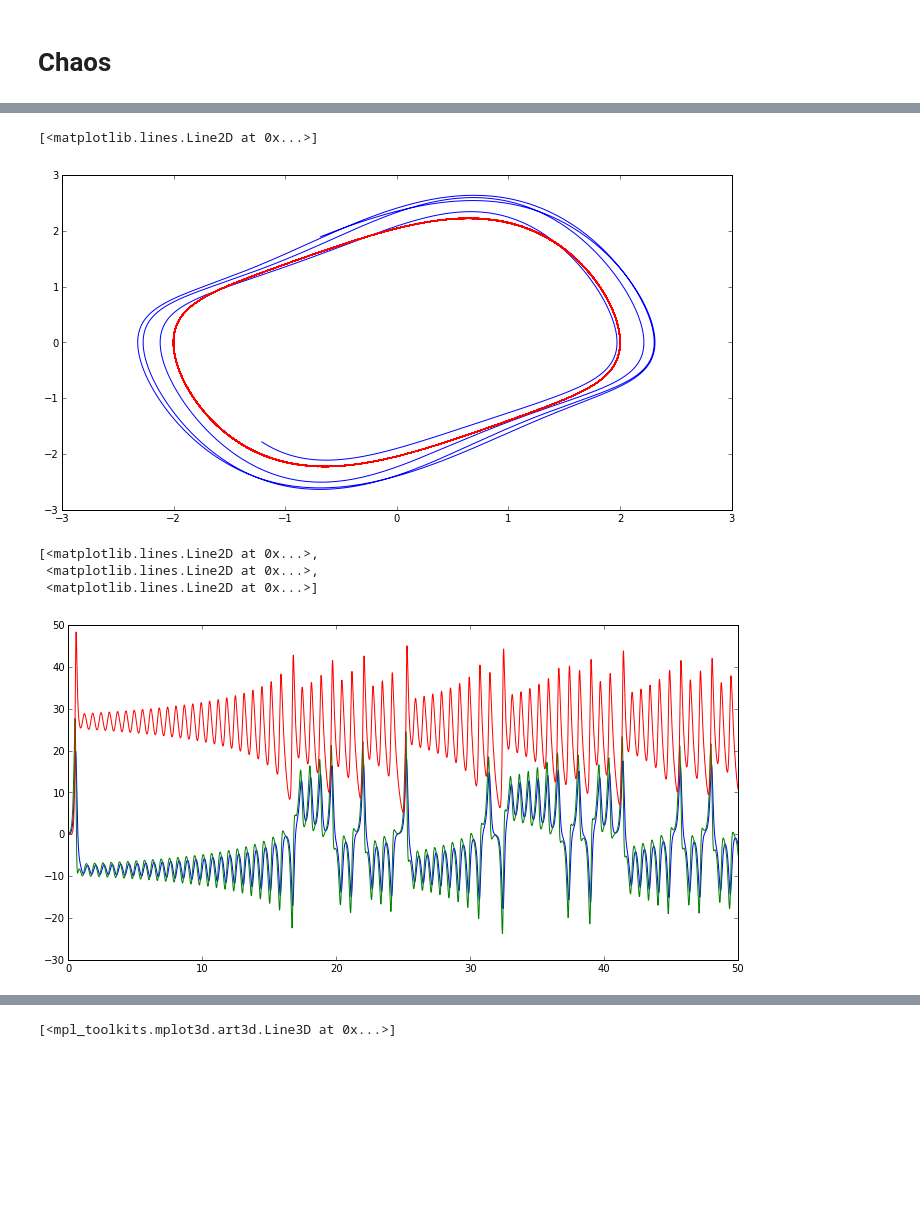
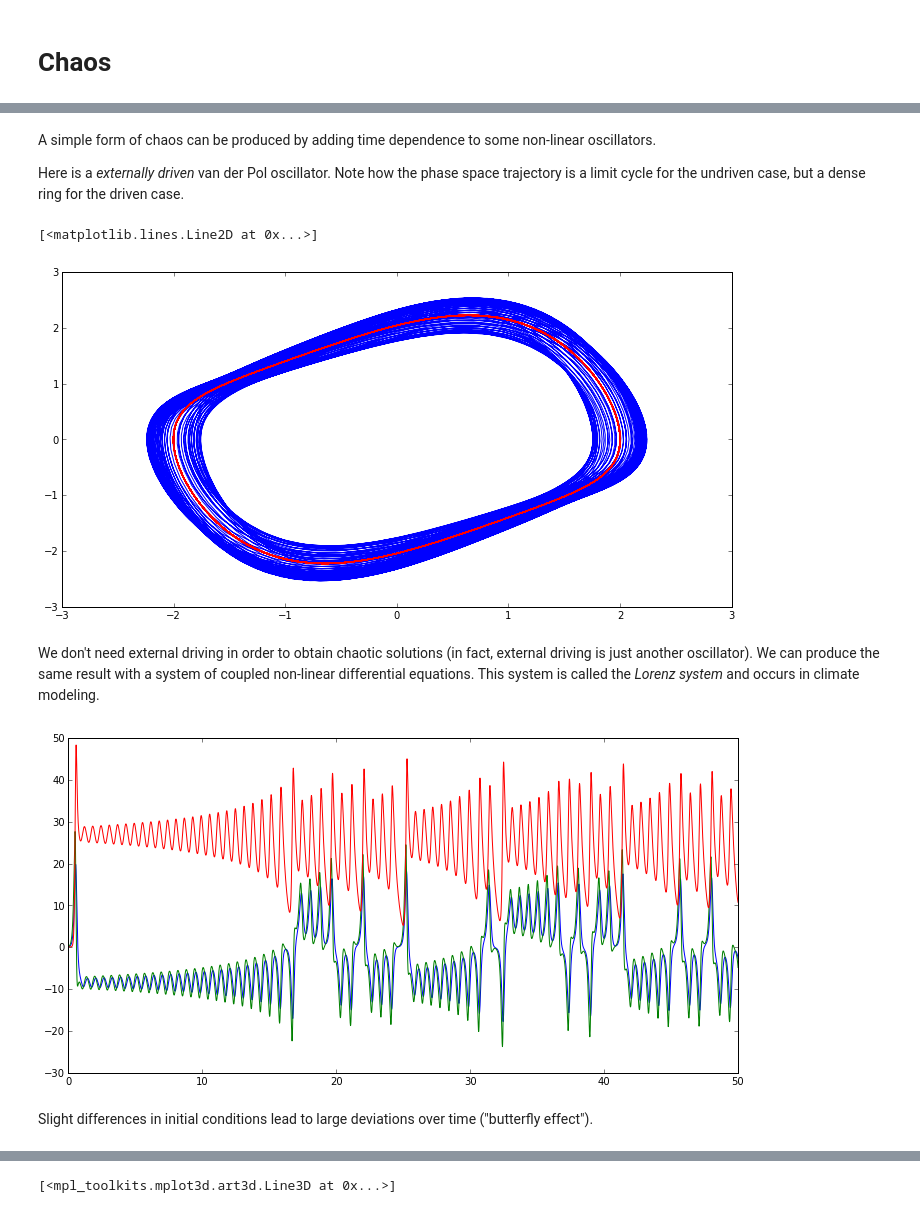
Before and after one commit to tmbdev-teaching/teaching-simso, a Jupyter notebook: 62-diffeqs-in-biology.ipynb, the cells around one changed output, grey strips where cells are left out. Drawn from its saved outputs; the diff is of its cells as text; code cells hidden in the pictures; blank space fills up the shorter version.

```diff
--- a/62-diffeqs-in-biology.ipynb
+++ b/62-diffeqs-in-biology.ipynb
@@ -94,5 +98,5 @@ mathaxes(); plot(x,g(x,0))
 # %%
-for start in linspace(-1.0,1.0,10):
+for start in linspace(-2,2,40):
     t = linspace(0.0,20.0,1000)
     x = odeint(g,start,t)
     plot(t,x)
@@ -223,0 +242,3 @@ Stability criteria:
+# %%
+def f(x,y): return (-y,sin(x))
+odeanalyze(f,phase=(-8,-8,8,8),limit=(0.5,0.5))
@@ -247,0 +273,3 @@ odeanalyze(f,phase=(0,0,2,2),start=(0.1,0.1),time=(0,70))
+# %%
+def f(H,F): return (H*(1-F),-F*(1-H))
+odeanalyze(f,phase=(0.9,0.9,1.1,1.1),start=(1.05,1.05),time=(0,70),limit=(0.95,0.95))
@@ -287,29 +329,23 @@ A limit cycle is an _isolated periodic orbit_.
+# %% [markdown]
+A simple form of chaos can be produced by adding time dependence to some non-linear oscillators.
+
+Here is a _externally driven_ van der Pol oscillator. Note how the phase space trajectory is a limit cycle for the undriven case, but a dense ring for the driven case.
 # %%
 mu = 0.5
-def g(v,t):
-    x,y = list(v)
-    return y*(1+0.3*sin(1.73*t)),mu*(1-x**2)*y-x
-x = odeint(g,(0.1,0.1),t)
-plot(x[5000:,0],x[5000:,1],color='blue')
-def f(v,t):
-    x,y = list(v)
-    return y,mu*(1-x**2)*y-x
-t = linspace(0.0,1000.0,10000)
-x = odeint(f,(0.1,0.1),t)
-plot(x[5000:,0],x[5000:,1],color='red')
+def g(v,t): x,y = list(v); return y*(1+0.3*sin(1.73*t)**3),mu*(1-x**2)*y-x
+t = linspace(0.0,1000.0,10000); x = odeint(g,(0.1,0.1),t); plot(x[5000:,0],x[5000:,1],color='blue')
+def f(v,t): x,y = list(v); return y,mu*(1-x**2)*y-x
+x = odeint(f,(0.1,0.1),t); plot(x[5000:,0],x[5000:,1],color='red')
 # %% [output]
 [<matplotlib.lines.Line2D at 0x...>]
-[figure, old version]
+[figure, new version]
+# %% [markdown]
+We don't need external driving in order to obtain chaotic solutions (in fact, external driving is just another oscillator). We can produce the same result with a system of coupled non-linear differential equations. This system is called the _Lorenz system_ and occurs in climate modeling.
 # %%
-def f(v,t,sigma=10,beta=8.0/3,rho=28.0):
-    x,y,z = list(v)
-    return sigma *( y - x ),x *( rho - z ) -y,x *y - beta * z
-t = linspace(0.0,50.0,10000)
-x = odeint(f,(0.1,0.1,0.1),t)
-plot(t,x)
+def f(v,t,sigma=10,beta=8.0/3,rho=28.0): x,y,z = list(v); return sigma *( y - x ),x *( rho - z ) -y,x *y - beta * z
+t = linspace(0.0,50.0,10000); x = odeint(f,(0.1,0.1,0.1),t); _=plot(t,x)
 # %% [output]
-[<matplotlib.lines.Line2D at 0x...>,
- <matplotlib.lines.Line2D at 0x...>,
- <matplotlib.lines.Line2D at 0x...>]
 [figure]
+# %% [markdown]
+Slight differences in initial conditions lead to large deviations over time ("butterfly effect").
 # %%
```
Also changed, not shown: parts of 36 cells of this notebook, 1 other file.
